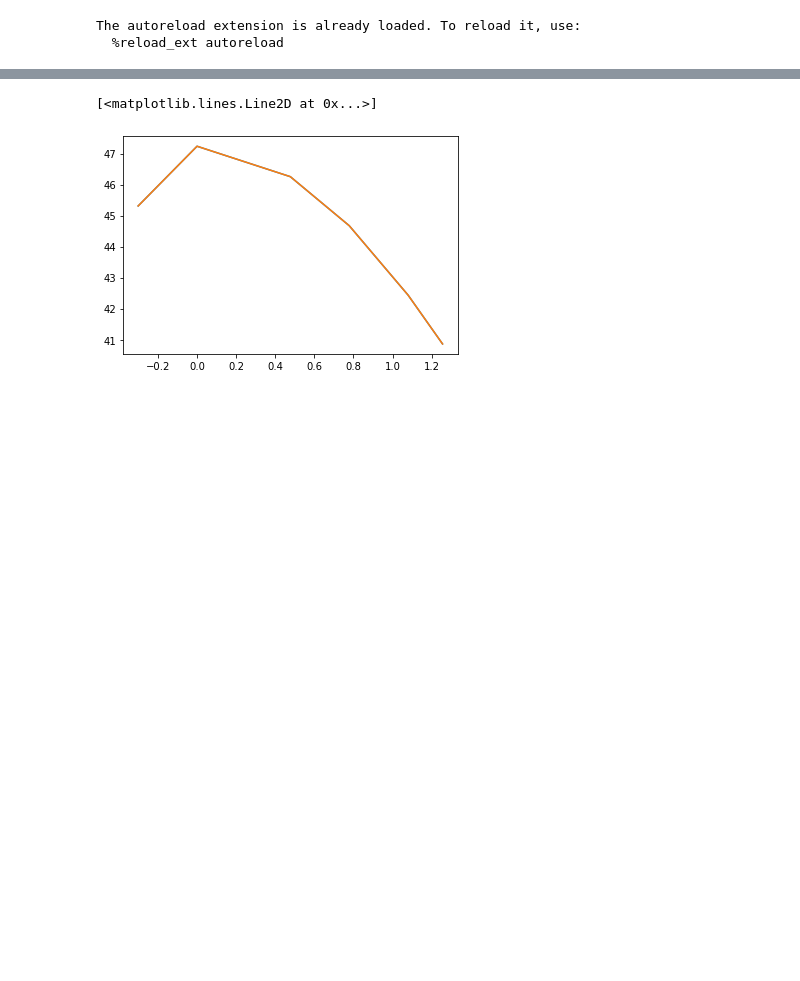
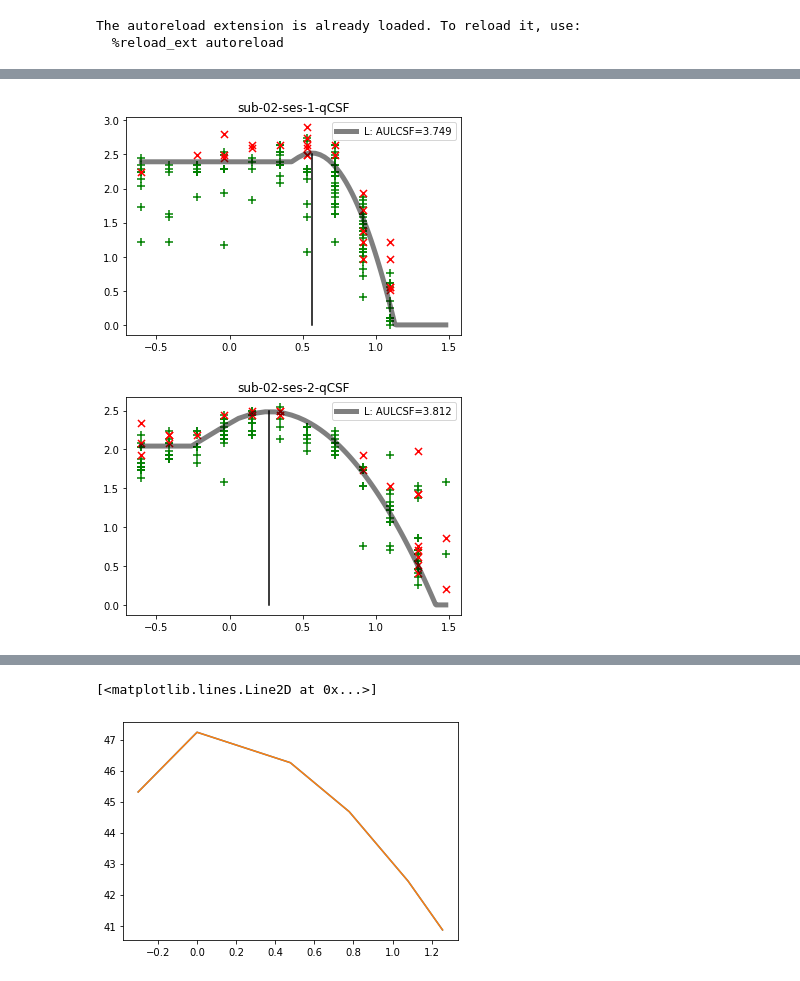
Before and after one commit to mdaghlian/amblyopia_emc, a Jupyter notebook: amb_scripts/r0_reports/r3_qCSF.ipynb, the cells around one changed output, grey strips where cells are left out. Saved outputs shown, nothing was run; the diff lists cells and outputs as text; code cells hidden in the pictures; blank space fills up the shorter version.

```diff
--- a/amb_scripts/r0_reports/r3_qCSF.ipynb
+++ b/amb_scripts/r0_reports/r3_qCSF.ipynb
@@ -79,0 +53,49 @@ for eye in ['L', 'R']:
+# %%
+SFs = np.linspace(.25, 30, 100)
+for ses in ses_list:
+    plt.figure()
+    plt.title(f'{sub}-{ses}-qCSF')
+    for eye in ['L']:#, 'R']:
+        b_log_csf = qcsf_curve(
+            SFs,
+            qCSF_info[ses][eye]['peakCS'],
+            qCSF_info[ses][eye]['peakSF'],
+            qCSF_info[ses][eye]['bdwth'],
+            qCSF_info[ses][eye]['lowSFtrunc'],
+        )
+        if eye=='L':
+            col ='k'
+        else:
+            col='b'
+        plt.plot(
+            np.log10(SFs),
+            b_log_csf,
+            color=col,
+            linewidth=5,
+            alpha=0.5,
+            label=f'{eye}: AULCSF={qCSF_info[ses][eye]["AULCSF"]:.3f}')
+        correct = qCSF_info[ses][eye]['CORRECT_history'] == 1
+        plt.scatter(
+            np.log10(qCSF_info[ses][eye]['SF_history'][correct]),
+            np.log10(1/qCSF_info[ses][eye]['CON_history'][correct]),
+            s=50,
+            color ='g',
+            marker='+',
+            alpha=1,
+            )
+        plt.scatter(
+            np.log10(qCSF_info[ses][eye]['SF_history'][~correct]),
+            np.log10(1/qCSF_info[ses][eye]['CON_history'][~correct]),
+            s=50,
+            color = 'r',
+            marker='x',
+            alpha=1,
+            )
+        # Also plot max
+        ylim = (0,2.5)
+        this_peakSF = qCSF_info[ses][eye]['peakSF']
+        plt.plot((this_peakSF,this_peakSF), ylim, color=col)
+        plt.legend()
+# %% [output]
+[figure, added]
+[figure, added]
```
Also changed, not shown: parts of 16 cells of this notebook, 24 other files.
